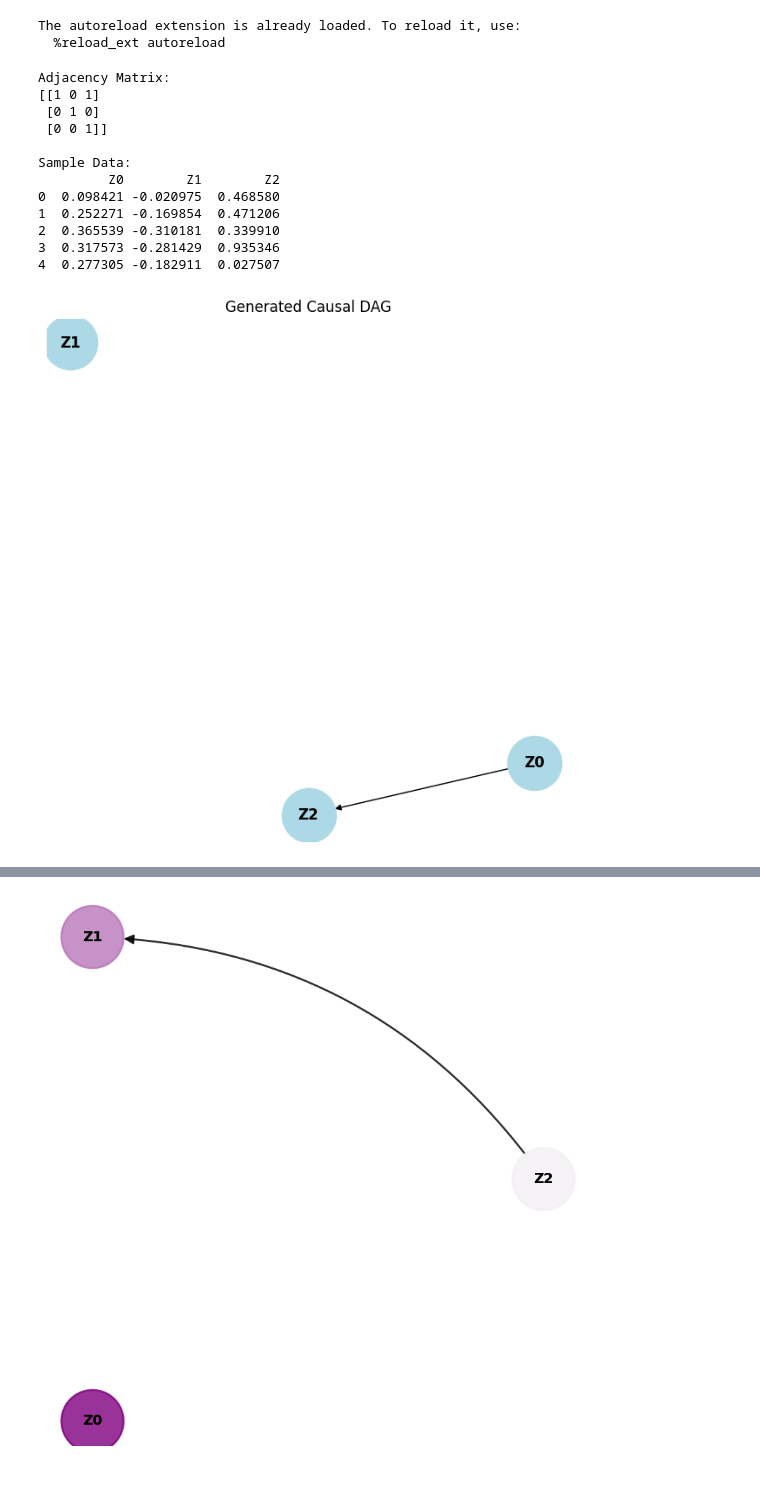
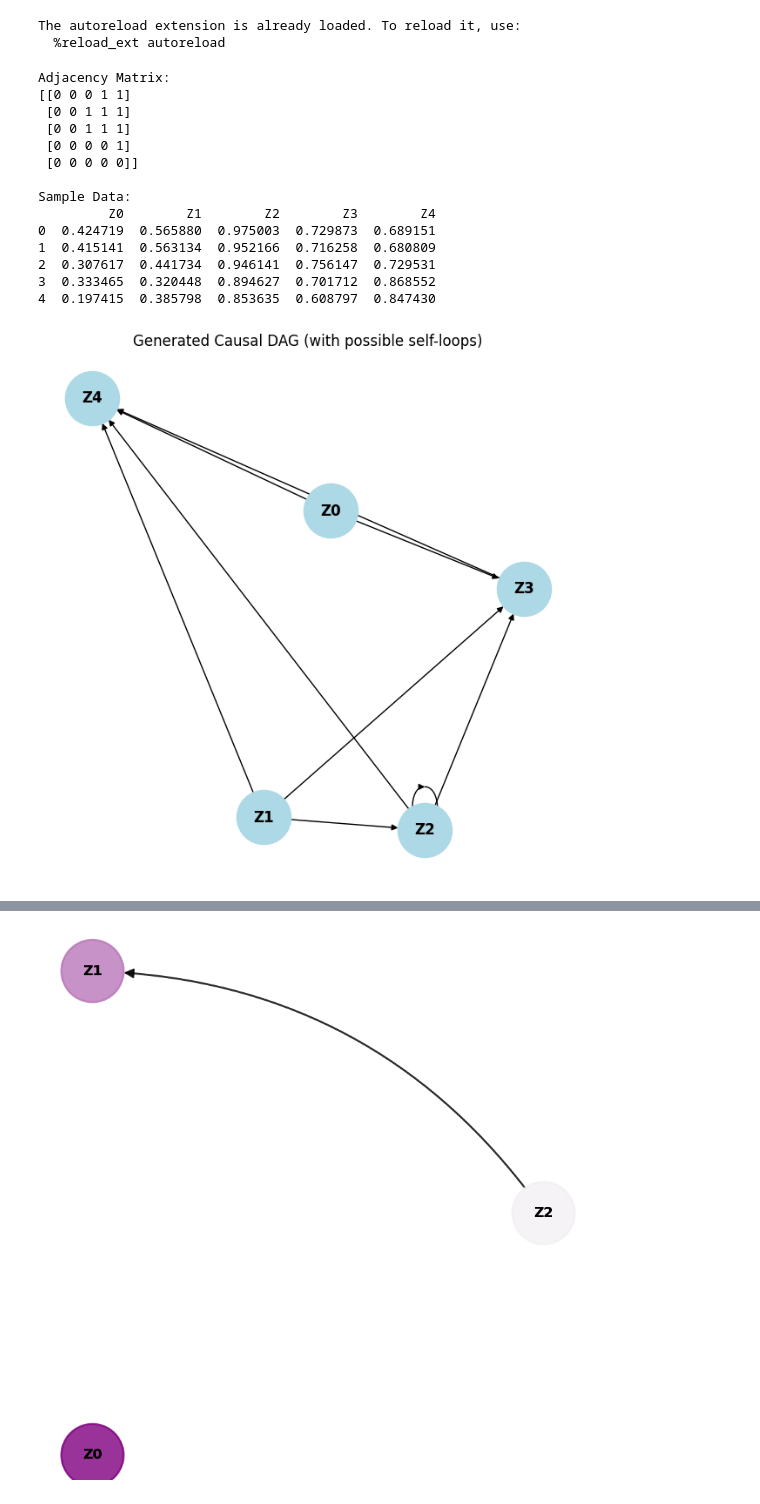
Before and after one commit to wasimahmadpk/cdmi, a Jupyter notebook: src/scms.ipynb, the cells around one changed output, grey strips where cells are left out. Drawn from its saved outputs; the diff is of its cells as text; code cells hidden in the pictures.

```diff
--- a/src/scms.ipynb
+++ b/src/scms.ipynb
@@ -20,31 +20,33 @@ from TSGen import RandomCausalSimulator
 
 np.random.seed(1)
 # %%
-n_nodes = 3          # Total variables (10 variables)
+n_nodes = 5          # Total variables (10 variables)
 edge_prob = 0.66      # Probability of edge creation
-nonlinear_prob = 0.5   # Chance of nonlinearity per edge
+nonlinear_prob = 0.1   # Chance of nonlinearity per edge
 
 sim = RandomCausalSimulator(n_nodes, edge_prob, nonlinear_prob, seed=42)
 df, graph = sim.simulate()  # Only df and adj returned
 
 print("Adjacency Matrix:")
 print(graph)
 print("\nSample Data:")
 print(df.head())
 
 sim.draw_dag()
 # %% [output]
 Adjacency Matrix:
-[[1 0 1]
- [0 1 0]
- [0 0 1]]
+[[0 0 0 1 1]
+ [0 0 1 1 1]
+ [0 0 1 1 1]
+ [0 0 0 0 1]
+ [0 0 0 0 0]]
 
 Sample Data:
-         Z0        Z1        Z2
-0  0.098421 -0.020975  0.468580
-1  0.252271 -0.169854  0.471206
-2  0.365539 -0.310181  0.339910
-3  0.317573 -0.281429  0.935346
-4  0.277305 -0.182911  0.027507
+         Z0        Z1        Z2        Z3        Z4
+0  0.424719  0.565880  0.975003  0.729873  0.689151
+1  0.415141  0.563134  0.952166  0.716258  0.680809
+2  0.307617  0.441734  0.946141  0.756147  0.729531
+3  0.333465  0.320448  0.894627  0.701712  0.868552
+4  0.197415  0.385798  0.853635  0.608797  0.847430
-[figure, old version]
+[figure, new version]
 # %%
```
Also changed, not shown: parts of 2 cells of this notebook, 5 other files.
